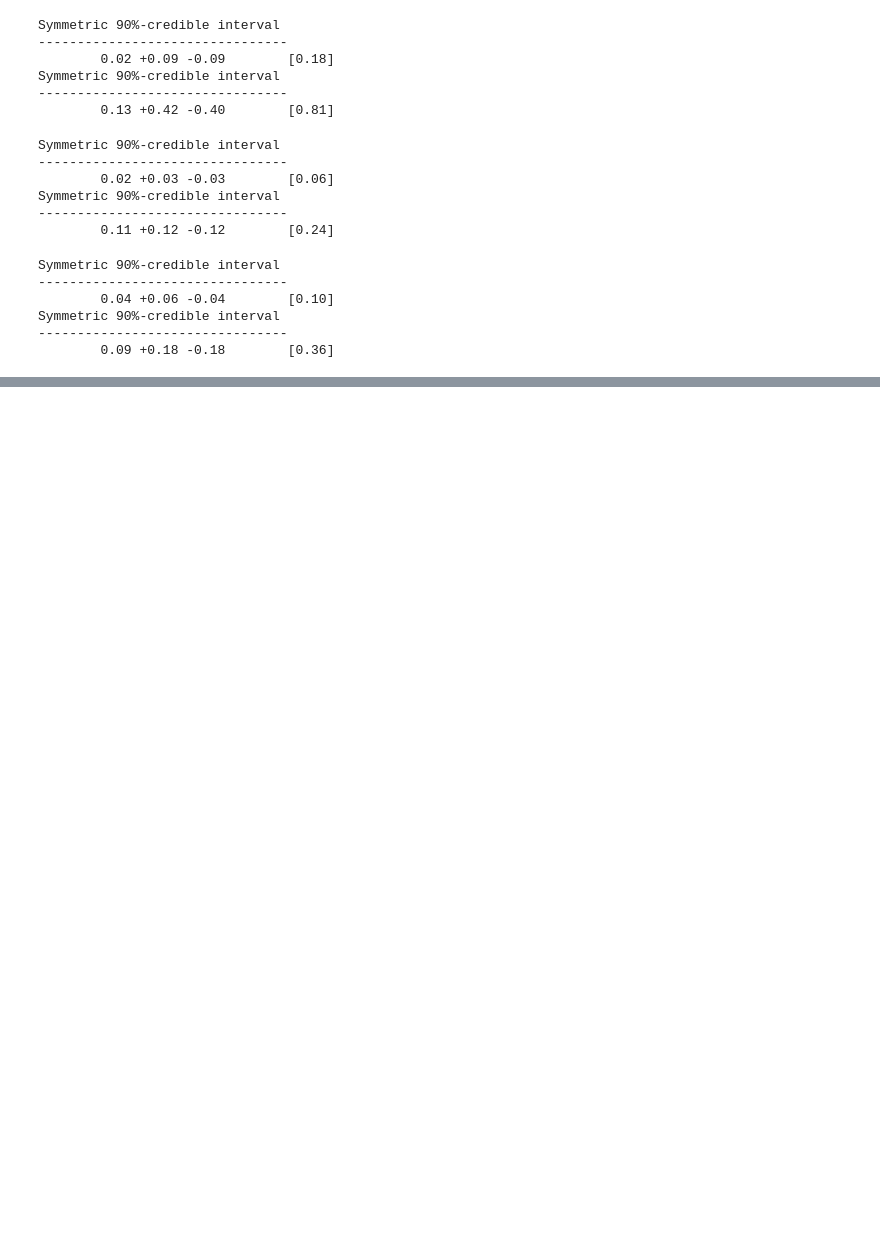
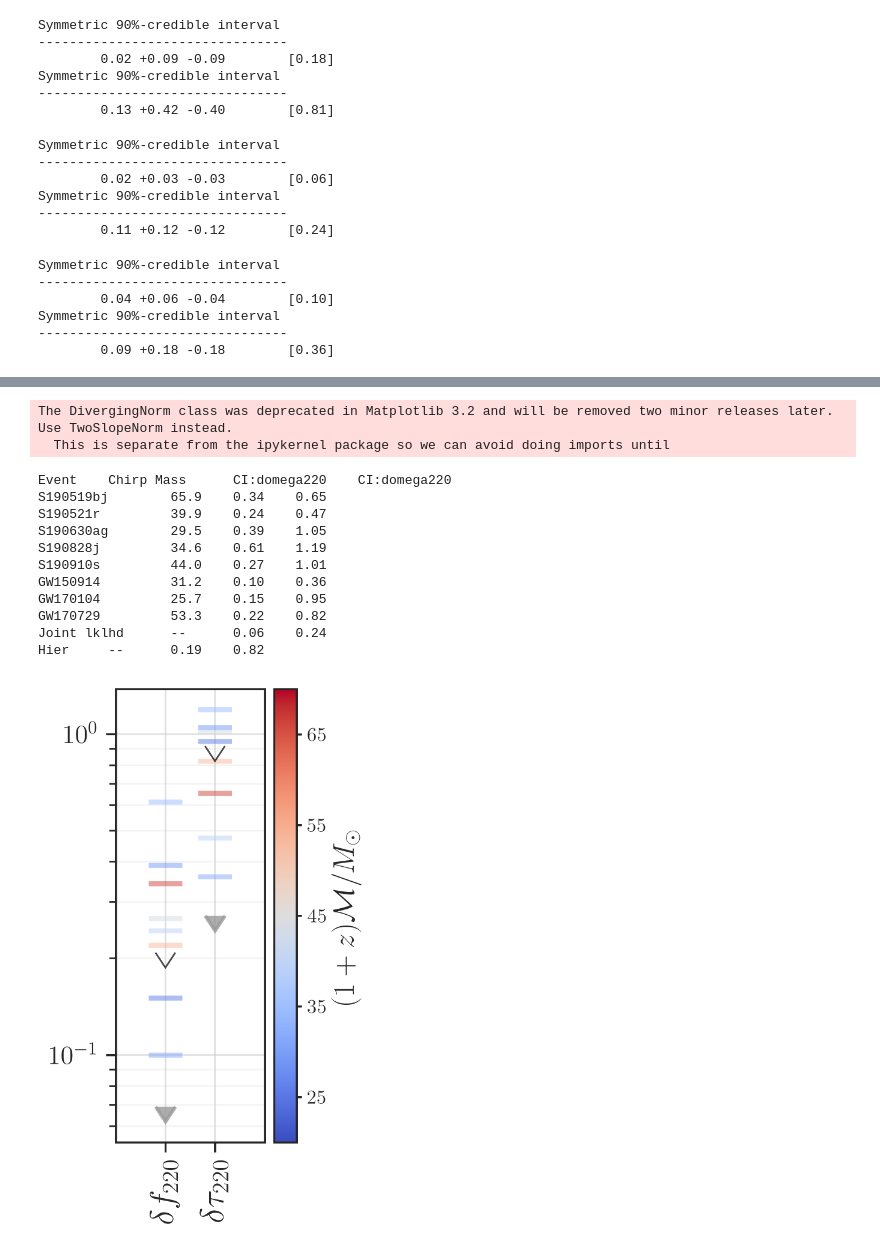
Before and after one commit to abhirup-ghosh/spinqnm, a Jupyter notebook: data/rin/plot_pseob_results_mit_O1O2.ipynb, the cells around one changed output, grey strips where cells are left out. Saved outputs shown, nothing was run; the diff lists cells and outputs as text; code cells hidden in the pictures; blank space fills up the shorter version.

```diff
--- a/data/rin/plot_pseob_results_mit_O1O2.ipynb
+++ b/data/rin/plot_pseob_results_mit_O1O2.ipynb
@@ -223,0 +309,79 @@ Symmetric 90%-credible interval
+# %%
+cmap      = plt.cm.coolwarm
+# norm      = matplotlib.colors.Normalize(vmin=(5.0), vmax=(45.0));
+norm      = matplotlib.colors.DivergingNorm(45, vmin=(20.0), vmax=(70.0));
+
+print(f"Event \t Chirp Mass \t CI:domega220 \t CI:domega220")
+
+fig = plt.figure(figsize=(2,5), dpi=200)
+ax = fig.add_subplot(111)
+
+for event in event_list:
+    e = utils.Event(event)
+
+    domega220_pts, domega220_pdf = kde_helper(sample_dict["domega_220"][event], xlow=prior_dict["domega_220-min"][event], xhigh=prior_dict["domega_220-max"][event])
+    dtau220_pts, dtau220_pdf = kde_helper(sample_dict["dtau_220"][event], xlow=prior_dict["dtau_220-min"][event], xhigh=prior_dict["dtau_220-max"][event])
+
+    domega220_left, domega220_right = utils.get_sym_interval_from_pdf(domega220_pdf, domega220_pts, p=0.9, normalize=True)
+    dtau220_left, dtau220_right = utils.get_sym_interval_from_pdf(dtau220_pdf, dtau220_pts, p=0.9, normalize=True)
+
+
+    c = cmap(norm(get_mc(event)))
+
+    print(f"{event} \t {get_mc(event)} \t {domega220_right - domega220_left:.2f} \t {dtau220_right - dtau220_left:.2f}")
+
+    ax.semilogy(0, domega220_right - domega220_left, c=c, **kwargs['event'])
+    ax.semilogy(1, dtau220_right - dtau220_left, c=c, **kwargs['event'])
+
+
+# condifence intervals on combined posteriors
+domega220_comb_left, domega220_comb_right = utils.get_sym_interval_from_pdf(df_220_comb_pdf, df_220_comb_pts, p=0.9, normalize=True)
+dtau220_comb_left, dtau220_comb_right = utils.get_sym_interval_from_pdf(dtau_220_comb_pdf, dtau_220_comb_pts, p=0.9, normalize=True)
+ax.semilogy(0, domega220_comb_right - domega220_comb_left, **kwargs['GWTC-2 (Phenom)'], label="joint\nlikelihood")
+ax.semilogy(1, dtau220_comb_right - dtau220_comb_left, **kwargs['GWTC-2 (Phenom)'])
+
+print(f"Joint lklhd \t -- \t {domega220_comb_right - domega220_comb_left:.2f} \t {dtau220_comb_right - dtau220_comb_left:.2f}")
+
+# condifence intervals on hierarchical posteriors
+domega220_hier_left, domega220_hier_right = utils.get_sym_interval_from_pdf(df_220_hier_pdf, df_220_hier_pts, p=0.9, normalize=True)
+dtau220_hier_left, dtau220_hier_right = utils.get_sym_interval_from_pdf(dtau_220_hier_pdf, dtau_220_hier_pts, p=0.9, normalize=True)
+ax.semilogy(0, domega220_hier_right - domega220_hier_left, **kwargs['GWTC-2 (SEOB)'], label="hierarchically\ncombined" )
+ax.semilogy(1, dtau220_hier_right - dtau220_hier_left, **kwargs['GWTC-2 (SEOB)'])
+
+print(f"Hier \t -- \t {domega220_hier_right - domega220_hier_left:.2f} \t {dtau220_hier_right - dtau220_hier_left:.2f}")
+
+ax.set_xticks(np.arange(len(params)))
+ax.set_xticklabels([r"$\delta f_{220}$",r"$\delta \tau_{220}$"], fontsize=20, rotation=90)
+ax.tick_params(axis='y', labelsize=16)
+# grid
+ax.grid(which='major',axis='both', b=True, linestyle='-',alpha=0.6)
+ax.grid(which='minor',b=True, linestyle='-',alpha=0.2)
+
+# Set x- and y-limits
+ax.set_xlim(-1.0, 2.0)
+
+# add colorbar
+sm   = plt.cm.ScalarMappable(cmap=cmap, norm=norm)
+sm.set_array([])
+cbar = plt.colorbar(sm, ticks=np.linspace(5, 65, 7))
+cbar.ax.set_yticklabels(cbar.ax.get_yticklabels(), fontsize=12)
+cbar.ax.tick_params('y', length=3, which='major')
+cbar.set_label(r'$%s$' % utils.Parameter('mc').latex, fontsize=18, labelpad=2.5)
+
+plt.savefig("../../papers/intro_paper/figures/rin_all_events_bounds.pdf", bbox_inches="tight")
+plt.savefig("../../papers/intro_paper/figures/rin_all_events_bounds.png", bbox_inches="tight")
+# %% [output]
+The DivergingNorm class was deprecated in Matplotlib 3.2 and will be removed two minor releases later. Use TwoSlopeNorm instead.
+  This is separate from the ipykernel package so we can avoid doing imports until
+Event    Chirp Mass      CI:domega220    CI:domega220
+S190519bj        65.9    0.34    0.65
+S190521r         39.9    0.24    0.47
+S190630ag        29.5    0.39    1.05
+S190828j         34.6    0.61    1.19
+S190910s         44.0    0.27    1.01
+GW150914         31.2    0.10    0.36
+GW170104         25.7    0.15    0.95
+GW170729         53.3    0.22    0.82
+Joint lklhd      --      0.06    0.24
+Hier     --      0.19    0.82
+[figure, added]
```
Also changed, not shown: parts of 12 cells of this notebook, 5 other files.
